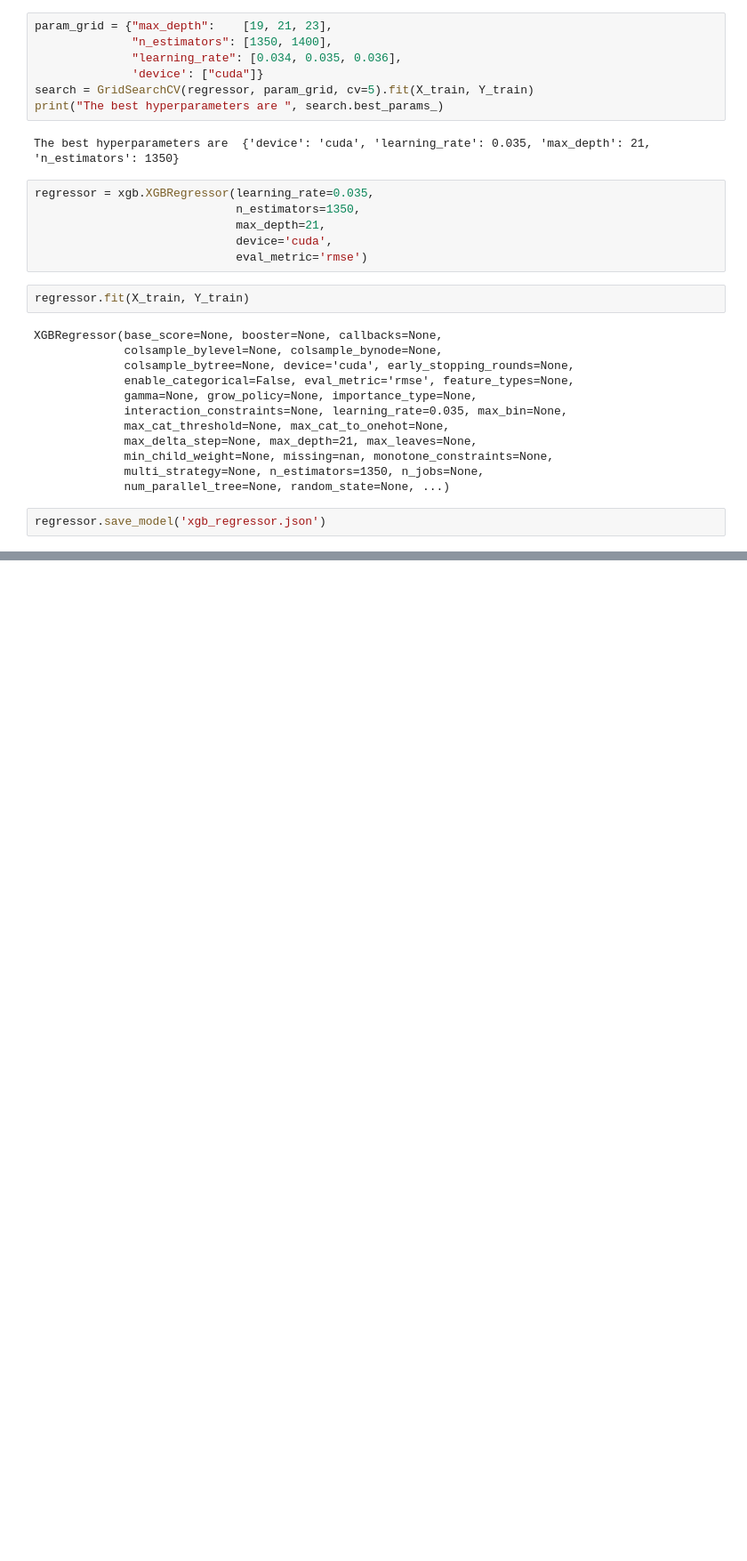
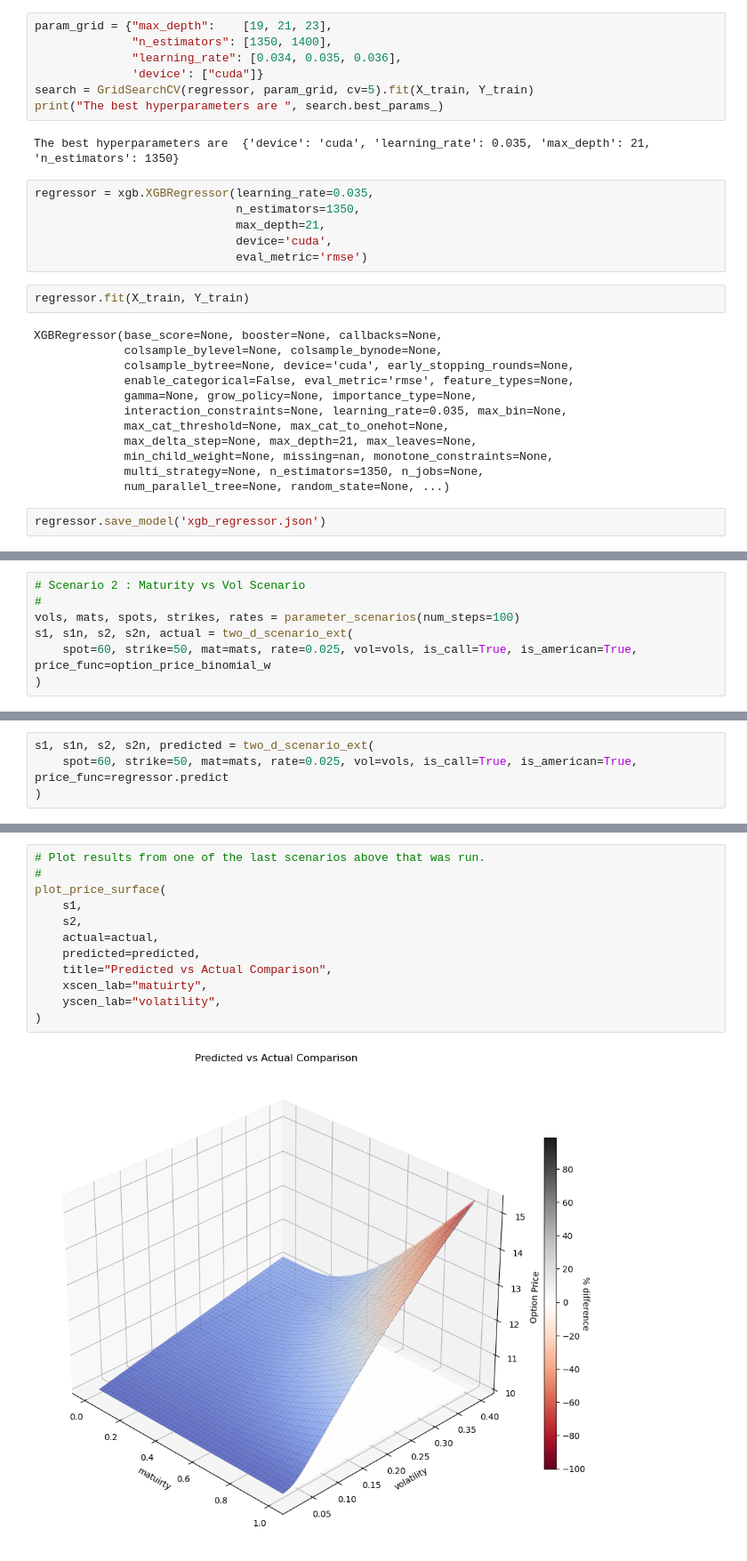
Before and after one commit to parrisma/optprice, a Jupyter notebook: jupyter/optprice.ipynb, the cells around one changed output, grey strips where cells are left out. Shown at 89% size. Saved outputs shown, nothing was run; the diff lists cells and outputs as text; blank space fills up the shorter version.

```diff
--- a/jupyter/optprice.ipynb
+++ b/jupyter/optprice.ipynb
@@ -2831,0 +2838,7 @@ print(regressor.predict(np.array([[61,	50,	1,	0.025,	vl,	1,	0]]))[0])
+# %%
+# Scenario 2 : Maturity vs Vol Scenario
+#
+vols, mats, spots, strikes, rates = parameter_scenarios(num_steps=100)
+s1, s1n, s2, s2n, actual = two_d_scenario_ext(
+    spot=60, strike=50, mat=mats, rate=0.025, vol=vols, is_call=True, is_american=True, price_func=option_price_binomial_w
+)
@@ -2831,0 +2863,4 @@ print(regressor.predict(np.array([[61,	50,	1,	0.025,	vl,	1,	0]]))[0])
+# %%
+s1, s1n, s2, s2n, predicted = two_d_scenario_ext(
+    spot=60, strike=50, mat=mats, rate=0.025, vol=vols, is_call=True, is_american=True, price_func=regressor.predict
+)
@@ -2831,0 +2885,14 @@ print(regressor.predict(np.array([[61,	50,	1,	0.025,	vl,	1,	0]]))[0])
+# %%
+# Plot results from one of the last scenarios above that was run.
+#
+plot_price_surface(
+    s1,
+    s2,
+    actual=actual,
+    predicted=predicted,
+    title="Predicted vs Actual Comparison",
+    xscen_lab="matuirty",
+    yscen_lab="volatility",
+)
+# %% [output]
+[figure, added]
```
Also changed, not shown: parts of 8 cells of this notebook.
